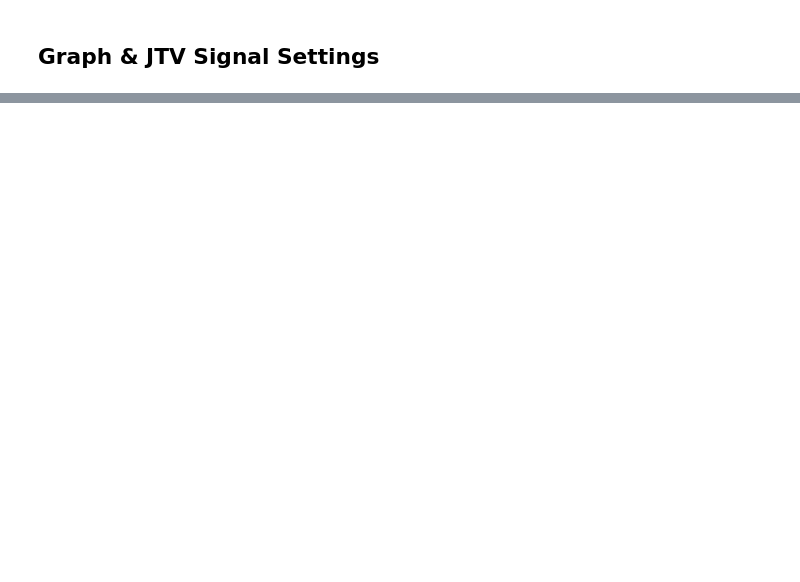
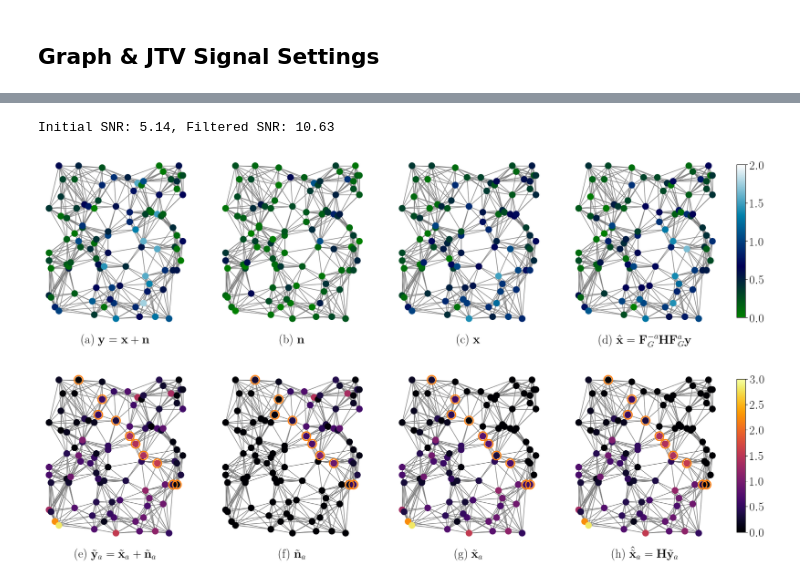
Before and after one commit to koc-lab/gfrft-unified, a Jupyter notebook: trainable/concept.ipynb, the cells around one changed output, grey strips where cells are left out. Cells and saved outputs as stored; diff of their text form; code cells hidden in the pictures; blank space fills up the shorter version.

```diff
--- a/trainable/concept.ipynb
+++ b/trainable/concept.ipynb
@@ -90,9 +106,9 @@ def print_after_info(
 # Data generation
 ORIGINAL_ORDER = 0.45
 STOPBAND_COUNT = 30
-OVERLAP_COUNT = 0
+OVERLAP_COUNT = 10
 NOISE_MEAN = 0.0
-NOISE_SIGMA = 0.6
+NOISE_SIGMA = 0.5
 
 # Model
 INITIAL_ORDERS = [1.0]
@@ -144,0 +161,74 @@ Estimated SNR/MSE: 141.31/2.51e-15
+# %%
+def my_plot(
+    signals: list[th.Tensor], labels: list[str], out_name: str, cmp: str, highlight=None
+) -> None:
+    min_limit = min([tensor.abs().min().floor().item() for tensor in signals])
+    max_limit = max(tensor.abs().max().ceil().item() for tensor in signals)
+    limits = [min_limit, max_limit]
+    plt.rcParams["image.cmap"] = cmp
+    fig, axs = plt.subplots(1, 4, figsize=(20, 5))
+    for ax, sig, label in zip(axs, signals, labels):
+        graph.plot_signal(
+            sig.abs().cpu().numpy(),
+            limits=limits,
+            colorbar=False,
+            highlight=[] if highlight is None else highlight,
+            ax=ax,
+        )
+        plt.title("")
+        plt.axis("off")
+        ax.set_title("")  # Remove the title
+        ax.axis("off")  # Remove the axes
+        ax.annotate(label, xy=(0.5, -0.1), xycoords="axes fraction", ha="center", fontsize=20)
+
+    cbar_ax = fig.add_axes([0.92, 0.15, 0.01, 0.7])  # [left, bottom, width, height]
+    sm = plt.cm.ScalarMappable(cmap=cmp, norm=plt.Normalize(vmin=min_limit, vmax=max_limit))  # type: ignore
+    fig.colorbar(sm, cax=cbar_ax)
+    cbar_ax.tick_params(labelsize=20)
+    plt.savefig(out_name, format="eps", dpi=300, bbox_inches="tight")
+
+
+def display_bl_signal(
+    gfrft: GFRFT,
+    graph,
+    signal: th.Tensor,
+    noise: th.Tensor,
+    filtered: th.Tensor,
+    order: float,
+    decimals: int = 7,
+) -> None:
+    original_signals = [signal + noise, noise, signal, filtered]
+    transforms = [complex_round(gfrft.gfrft(x, a=order), decimals) for x in original_signals]
+
+    signal_cmp, transform_cmp = "ocean", "inferno"
+    signal_labels = [
+        r"(a) $\mathbf{y} = \mathbf{x} + \mathbf{n}$",
+        r"(b) $\mathbf{n}$",
+        r"(c) $\mathbf{x}$",
+        r"(d) $\hat{\mathbf{x}} = \mathbf{F}_G^{-a}\mathbf{H}\mathbf{F}_G^{a}\mathbf{y}$",
+    ]
+    transform_labels = [
+        r"(e) $\tilde{\mathbf{y}}_a = \tilde{\mathbf{x}}_a + \tilde{\mathbf{n}}_a$",
+        r"(f) $\tilde{\mathbf{n}}_a$",
+        r"(g) $\tilde{\mathbf{x}}_a$",
+        r"(h) $\hat{\tilde{\mathbf{x}}}_a = \mathbf{H}\tilde{\mathbf{y}}_a$",
+    ]
+
+    my_plot(original_signals, signal_labels, "signals.eps", signal_cmp)
+    highlight_band = list(range(graph.N - OVERLAP_COUNT - STOPBAND_COUNT, graph.N - STOPBAND_COUNT))
+    my_plot(transforms, transform_labels, "transforms.eps", transform_cmp, highlight_band)
+
+
+index = 100
+decimals = 7
+with th.no_grad():
+    bl_filtered = model(bl_signal + bl_noise)
+signal = complex_round(bl_signal[..., index], decimals)
+noise = complex_round(bl_noise[..., index], decimals)
+filtered = complex_round(bl_filtered[..., index], decimals)
+display_bl_signal(gfrft, graph, signal, noise, filtered, ORIGINAL_ORDER, decimals)
+print(f"Initial SNR: {snr(signal, noise):.2f}, Filtered SNR: {snr(signal, filtered - signal):.2f}")
+# %% [output]
+Initial SNR: 5.14, Filtered SNR: 10.63
+[figure, added]
+[figure, added]
```
Also changed, not shown: parts of 5 cells of this notebook.
